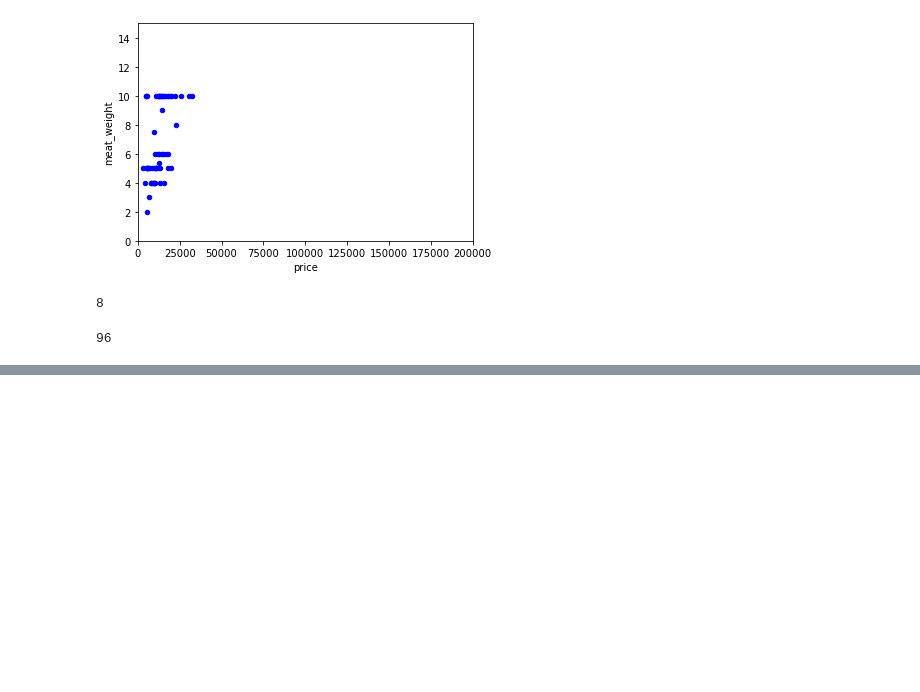
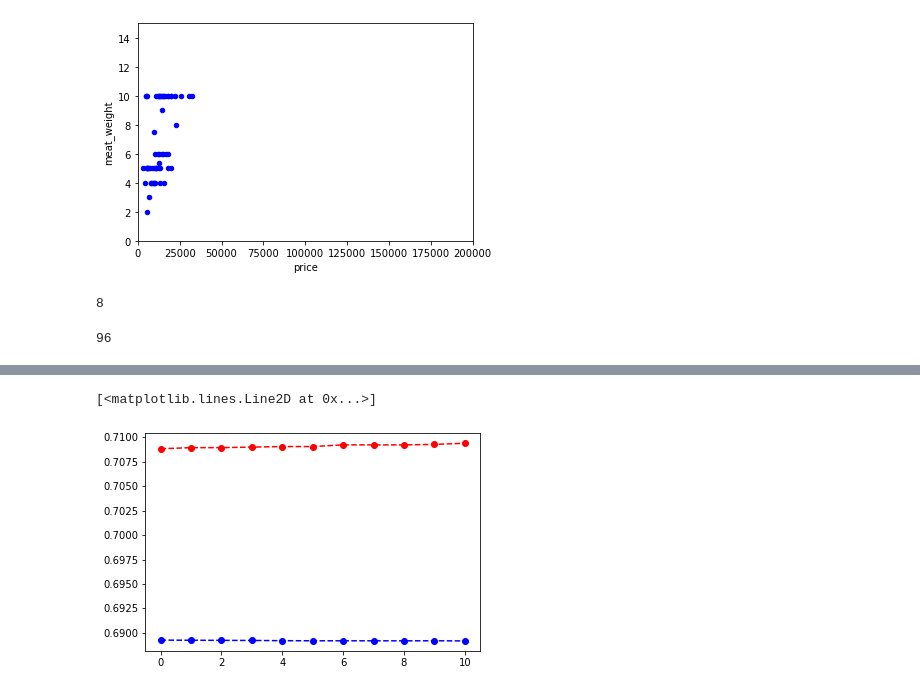
Before and after one commit to SeoMinJong/deep_learning, a Jupyter notebook: beef_pork.ipynb, the cells around one changed output, grey strips where cells are left out. Cells and saved outputs as stored; diff of their text form; code cells hidden in the pictures; blank space fills up the shorter version.

```diff
--- a/beef_pork.ipynb
+++ b/beef_pork.ipynb
@@ -225,6 +225,15 @@ model = tf.keras.Sequential([tf.keras.layers.Dense(units=16,
                              tf.keras.layers.Dense(units=2,
                                                    activation='softmax')
 ])
+# %%
+model2 = tf.keras.Sequential([tf.keras.layers.Dense(units=16,
+                                                   activation='relu',
+                                                   input_shape=(4,)),
+                            tf.keras.layers.Dropout(.3, input_shape=(2,)),
+                            tf.keras.layers.Dense(units=32,
+                                                   activation='relu'),
+                             tf.keras.layers.Dense(units=2,
+                                                   activation='softmax')])
 # %%
 model.summary()
 # %% [output]
@@ -250,4 +276,8 @@ _________________________________________________________________
 model.compile(optimizer=tf.keras.optimizers.Adam(learning_rate=0.005),
               loss = 'categorical_crossentropy',
               metrics=['accuracy'])
+# %%
+model2.compile(optimizer=tf.keras.optimizers.SGD(learning_rate=0.001),
+                loss='categorical_crossentropy',
+                metrics=['accuracy'])
 # %%
@@ -274,0 +304,4 @@ Epoch 12/12
+# %%
+history2 = model2.fit(train_X, train_y, epochs=12, batch_size=12, validation_split = 0.2, callbacks =
+                                                                                            [tf.keras.callbacks.EarlyStopping(patience = 10,
+                                                                                                monitor = 'val_loss')])
@@ -281,0 +333,6 @@ plt.ylim(0,100)
+# %%
+plt.plot(history2.history['loss'],'--o', color='blue')
+plt.plot(history2.history['val_loss'],'--o', color='red')
+# %% [output]
+[<matplotlib.lines.Line2D at 0x...>]
+[figure, added]
```
Also changed, not shown: parts of 10 cells of this notebook.
